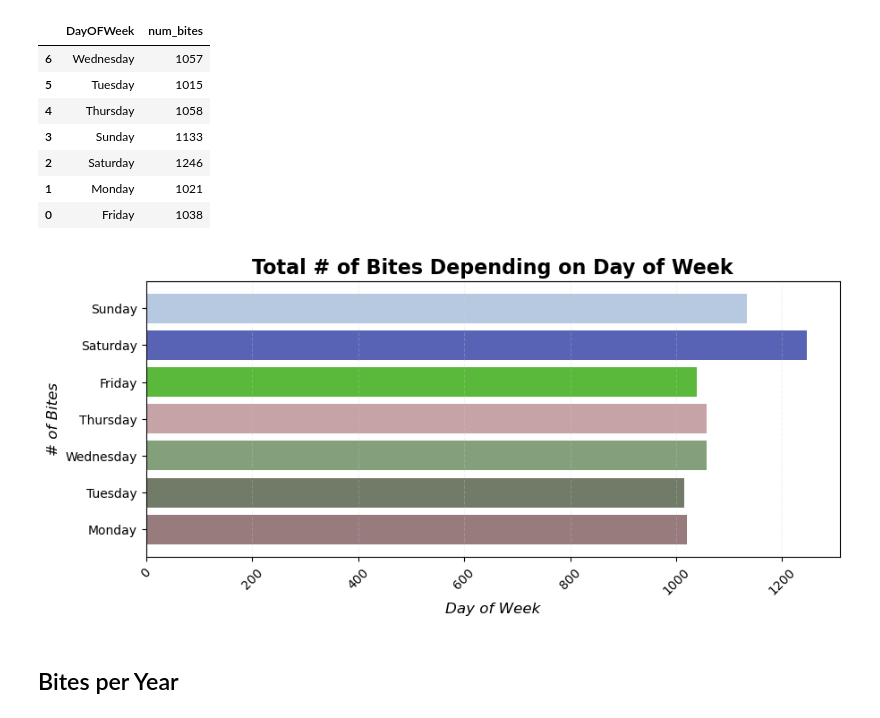
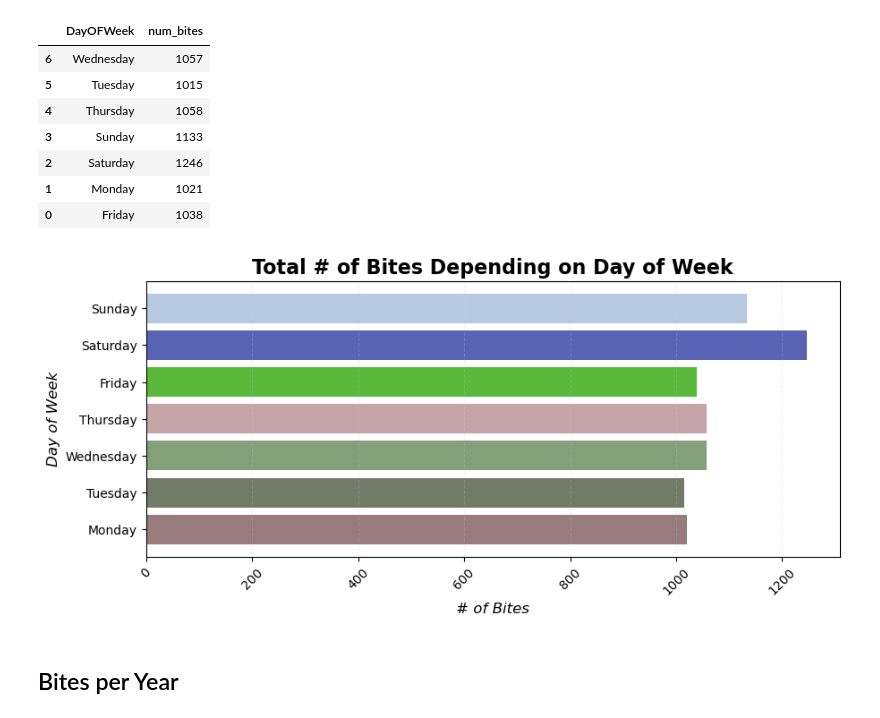
Before and after one commit to mooreforlesss/project_1_group_13, a Jupyter notebook: alex_work_branch/Updated Work.ipynb, the cells around one changed output. Saved outputs shown, nothing was run; the diff lists cells and outputs as text; code cells hidden in the pictures.

```diff
--- a/alex_work_branch/Updated Work.ipynb
+++ b/alex_work_branch/Updated Work.ipynb
@@ -592,19 +564,19 @@ day_of_week_df.head(7)
 # %%
 x = ['Monday', 'Tuesday', 'Wednesday', 'Thursday', 'Friday', 'Saturday', 'Sunday']
 y = [1021, 1015, 1057, 1058, 1038, 1246, 1133]
 colors = ['#8C6D6F', '#626D58', '#77966D', '#C0999C', '#48B124', '#4652AD', '#B0C4DE']
 plt.figure(figsize=(10, 4))
 plt.barh(x, y, color=colors,alpha=0.90, align="center")
 # Add labels and title
-plt.xlabel('Day of Week', fontstyle='italic', fontsize=12)
-plt.ylabel('# of Bites', fontstyle='italic', fontsize=12)
+plt.xlabel('# of Bites', fontstyle='italic', fontsize=12)
+plt.ylabel('Day of Week', fontstyle='italic', fontsize=12)
 plt.title('Total # of Bites Depending on Day of Week', fontsize=16, fontweight='bold')
 plt.xticks(rotation=45)  # Rotate x-axis labels for better readability
 plt.grid(color='lightgrey', axis='x', linestyle='--', alpha=0.25)
 #Display the plot
 plt.show()
 # %% [output]
-[figure, old version]
+[figure, new version]
 # %% [markdown]
 ## Bites per Year
 # %%
```
Also changed, not shown: parts of 9 cells of this notebook.
